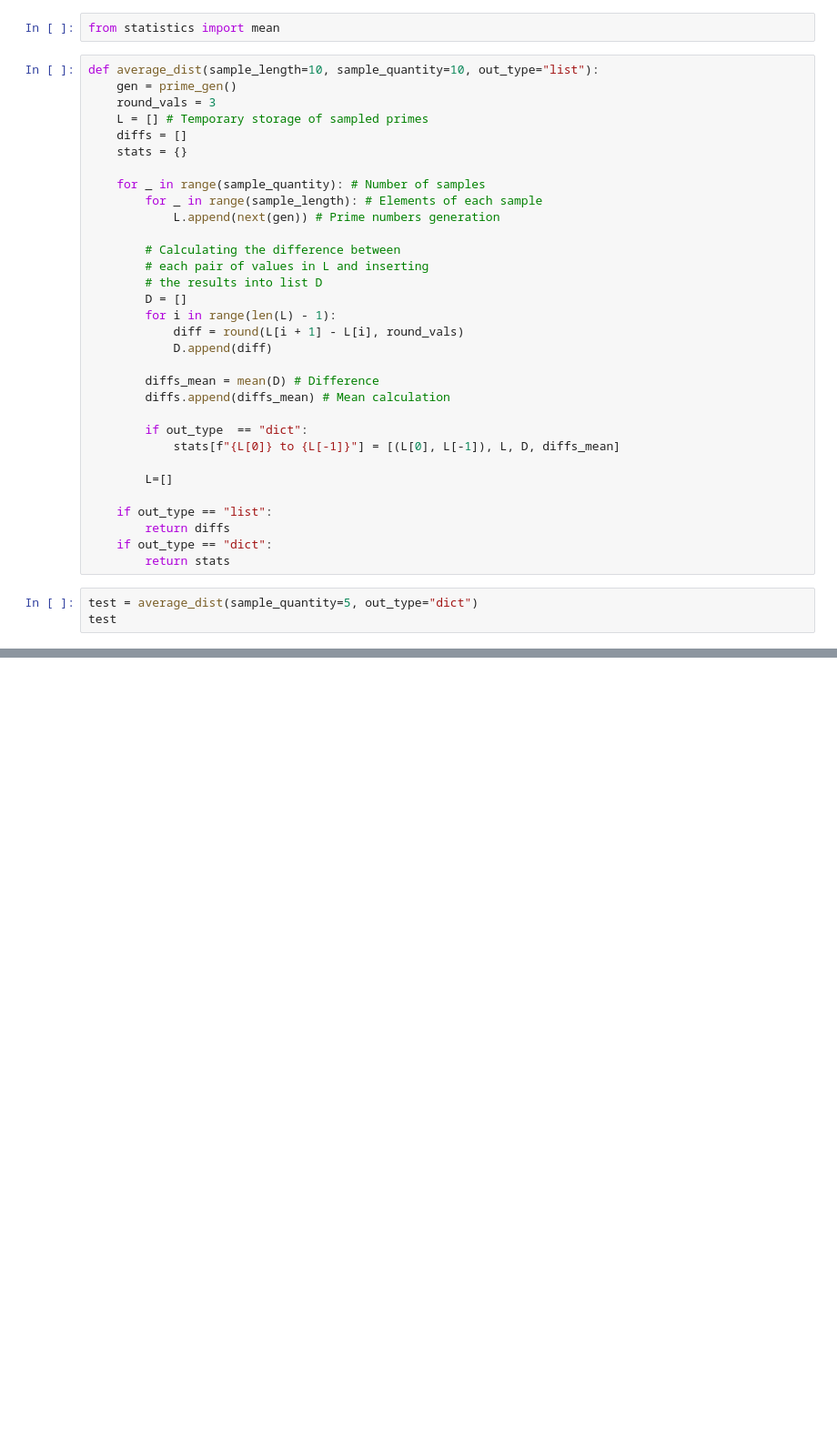
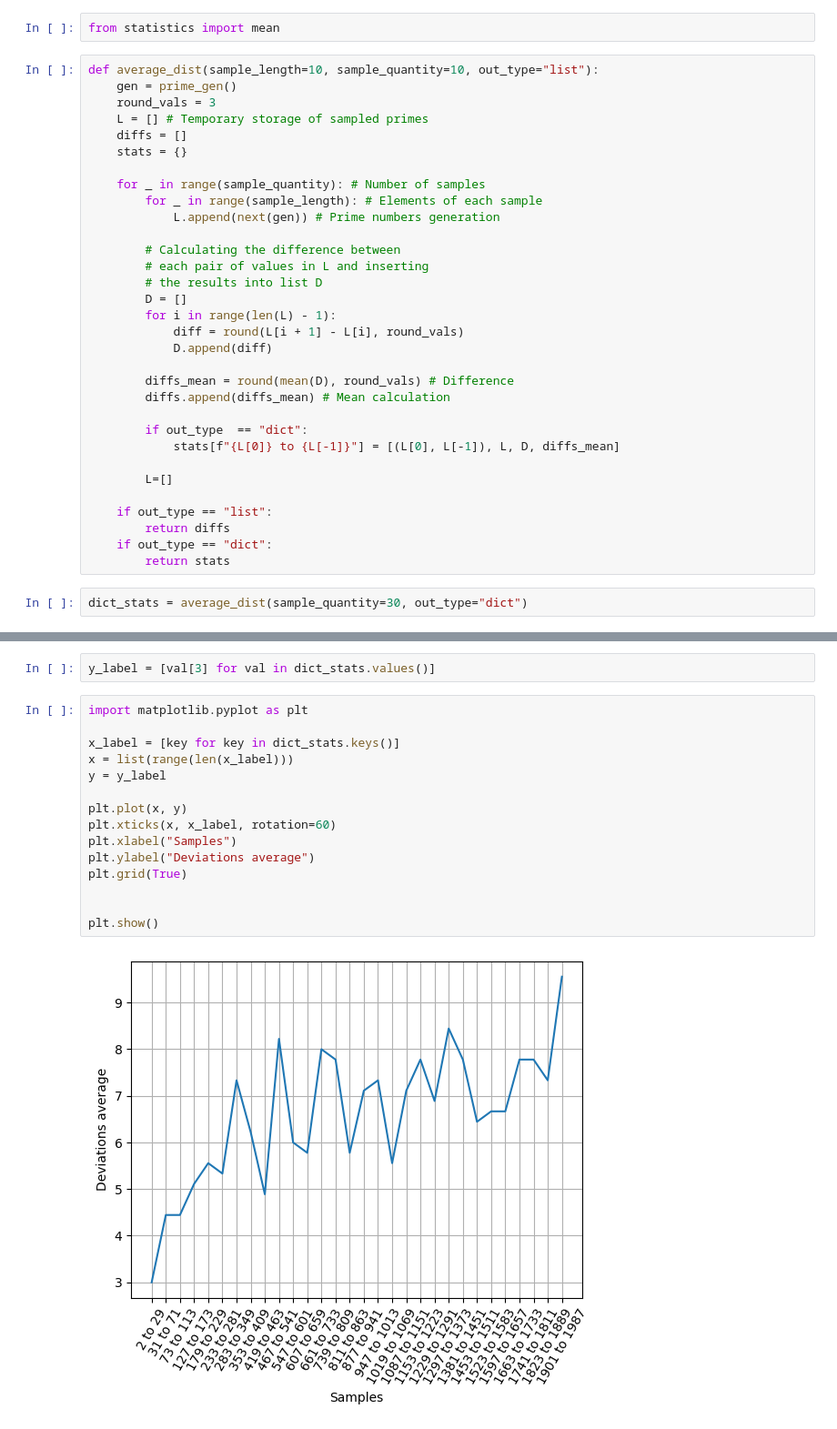
Before and after one commit to Kartmaan/prime_number_analysis, a Jupyter notebook: prime_analysis.ipynb, the cells around one changed output, grey strips where cells are left out. Shown at 91% size. Saved outputs shown, nothing was run; the diff lists cells and outputs as text; blank space fills up the shorter version.

```diff
--- a/prime_analysis.ipynb
+++ b/prime_analysis.ipynb
@@ -67,7 +67,7 @@ def average_dist(sample_length=10, sample_quantity=10, out_type="list"):
             diff = round(L[i + 1] - L[i], round_vals)
             D.append(diff)
 
-        diffs_mean = mean(D) # Difference
+        diffs_mean = round(mean(D), round_vals) # Difference
         diffs.append(diffs_mean) # Mean calculation
 
         if out_type  == "dict":
@@ -80,5 +80,4 @@ def average_dist(sample_length=10, sample_quantity=10, out_type="list"):
     if out_type == "dict":
         return stats
 # %%
-test = average_dist(sample_quantity=5, out_type="dict")
-test
+dict_stats = average_dist(sample_quantity=30, out_type="dict")
@@ -120,0 +84,19 @@ mean(diffs)
+# %%
+y_label = [val[3] for val in dict_stats.values()]
+# %%
+import matplotlib.pyplot as plt
+
+x_label = [key for key in dict_stats.keys()]
+x = list(range(len(x_label)))
+y = y_label
+
+plt.plot(x, y)
+plt.xticks(x, x_label, rotation=60)
+plt.xlabel("Samples")
+plt.ylabel("Deviations average")
+plt.grid(True)
+
+
+plt.show()
+# %% [output]
+[figure, added]
```
Also changed, not shown: parts of 4 cells of this notebook.
